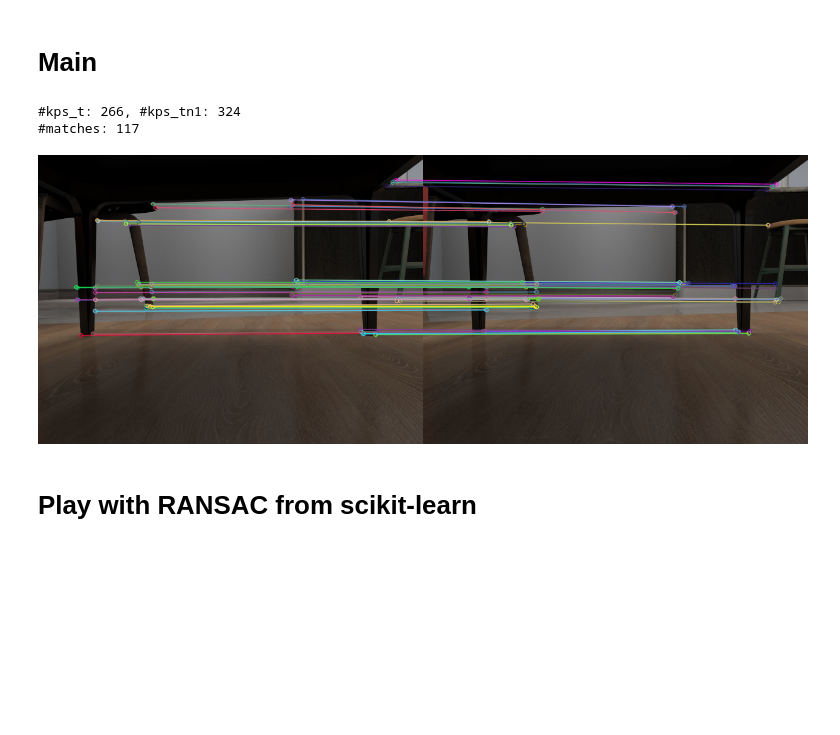
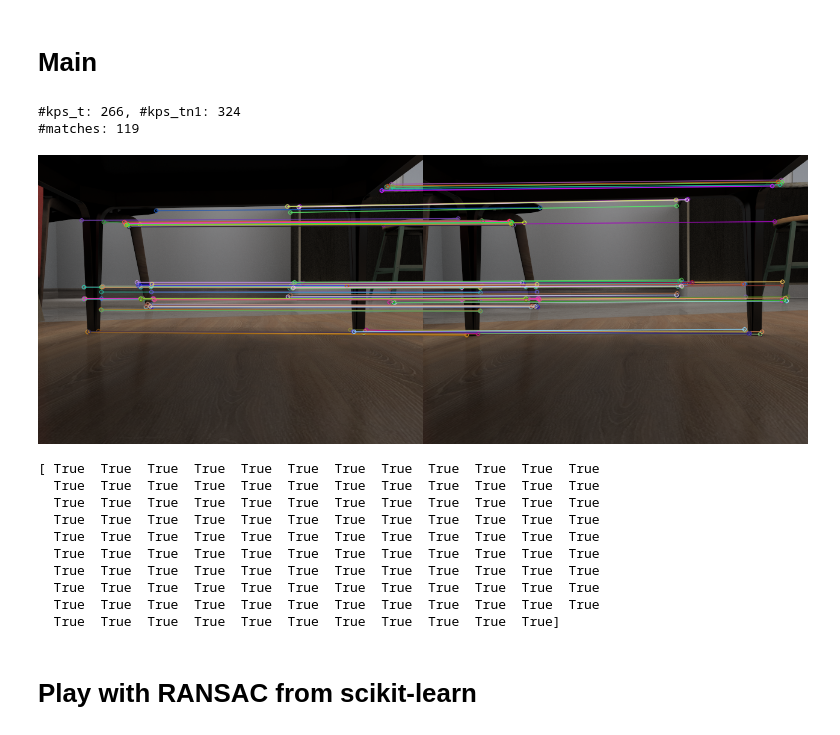
Before and after one commit to aditya-shriwastava/colab-notebooks, a Jupyter notebook: visual_odometry.ipynb, the cells around one changed output. Drawn from its saved outputs; the diff is of its cells as text; code cells hidden in the pictures; blank space fills up the shorter version.

```diff
--- a/visual_odometry.ipynb
+++ b/visual_odometry.ipynb
@@ -122,61 +169,68 @@ def extract_features(img):
   kps = np.array([[kp.pt[0], kp.pt[1]] for kp in kps]).astype(np.int32)
   return kps, des
 
-def match_features(des1, des2):
+def match_features(des_tn1, des_t):
   bf_matcher = cv2.BFMatcher(cv2.NORM_HAMMING)
-  matches = bf_matcher.knnMatch(des1, des2, k=2)
+  matches = bf_matcher.knnMatch(des_tn1, des_t, k=2)
 
-  idx1, idx2 = [], []
+  idx_tn1, idx_t = [], []
   for m1, m2 in matches:
     # Lowe's ratio test
     if m1.distance < 0.75 * m2.distance:
       if m1.distance < 32:
-        if m1.trainIdx not in idx2:
-          idx1.append(m1.queryIdx)
-          idx2.append(m1.trainIdx)
+        if m1.trainIdx not in idx_t:
+          idx_tn1.append(m1.queryIdx)
+          idx_t.append(m1.trainIdx)
 
-  assert len(idx1) >= 5
-  return np.array([idx1, idx2]).T
-
-def estimate_essential_matrix(kps1, kps2, matches):
-  kps1 = kps1[matches[:,0]]
-  kps2 = kps2[matches[:,1]]
-
-  essential_matrix, inliers = ransac(
-    (kps1, kps2),
-    EssentialMatrixTransform,
-    min_samples=5,
-    residual_threshold=0.02,
-    max_trials=100)
+  assert len(idx_tn1) >= 8
+  return np.array([idx_tn1, idx_t]).T
 # %% [markdown]
 # Main
 # %%
 tn1 = 0
 t = 10
 img_tn1 = load(tn1)[0]
 img_t = load(t)[0]
 
 kps_tn1, des_tn1 = extract_features(img_tn1)
 kps_t, des_t = extract_features(img_t)
 print(f"#kps_t: {len(kps_t)}, #kps_tn1: {len(kps_tn1)}")
 
-matches = match_features(des_t, des_tn1)
+matches = match_features(des_tn1, des_t)
 print(f"#matches: {len(matches)}")
 
 img_match = cv2.drawMatches(
+    img_tn1, [cv2.KeyPoint(kp_tn1[0], kp_tn1[1], 0) for kp_tn1 in kps_tn1],
     img_t, [cv2.KeyPoint(kp_t[0], kp_t[1], 0) for kp_t in kps_t],
-    img_tn1, [cv2.KeyPoint(kp_tn1[0], kp_tn1[1], 0) for kp_tn1 in kps_tn1],
     [cv2.DMatch(match[0], match[1], 0) for match in matches],
     None,
     flags=cv2.DrawMatchesFlags_NOT_DRAW_SINGLE_POINTS
 )
 cv2_imshow(img_match)
 
-# matches = estimate_essential_matrix(kps_t, kps_tn1, matches)
+fundamental_matrix_transform, inliers = ransac(
+  (kps_tn1[matches[:,0]], kps_tn1[matches[:,0]]),
+  FundamentalMatrixTransform,
+  min_samples=8,
+  residual_threshold=0.02,
+  max_trials=100
+)
+
+print(inliers)
 # %% [output]
 #kps_t: 266, #kps_tn1: 324
-#matches: 117
+#matches: 119
-[figure, old version]
+[figure, new version]
+[ True  True  True  True  True  True  True  True  True  True  True  True
+  True  True  True  True  True  True  True  True  True  True  True  True
+  True  True  True  True  True  True  True  True  True  True  True  True
+  True  True  True  True  True  True  True  True  True  True  True  True
+  True  True  True  True  True  True  True  True  True  True  True  True
+  True  True  True  True  True  True  True  True  True  True  True  True
+  True  True  True  True  True  True  True  True  True  True  True  True
+  True  True  True  True  True  True  True  True  True  True  True  True
+  True  True  True  True  True  True  True  True  True  True  True  True
+  True  True  True  True  True  True  True  True  True  True  True]
 # %% [markdown]
 # Play with RANSAC from scikit-learn
 # %%
```
Also changed, not shown: parts of 4 cells of this notebook.
